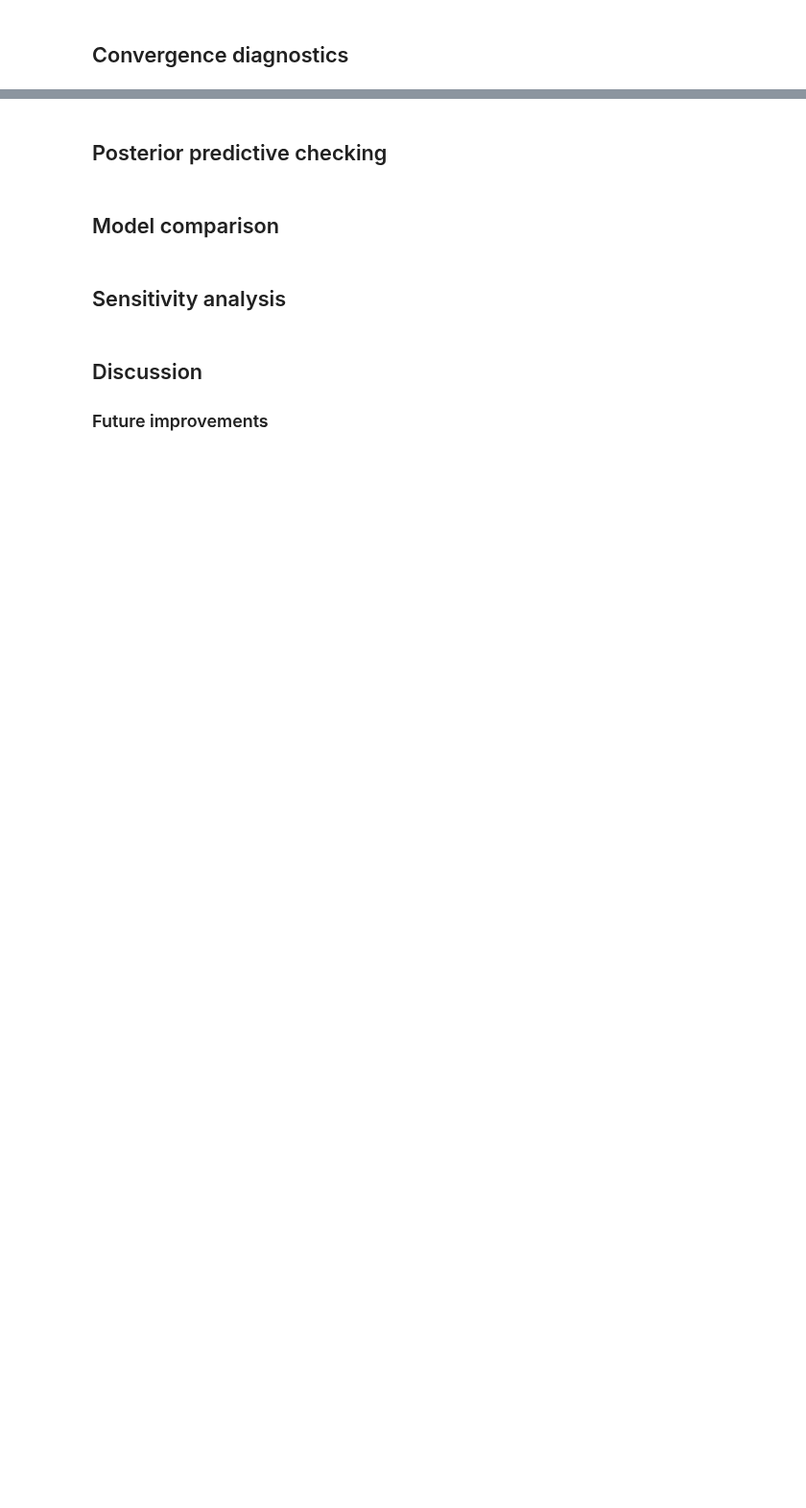
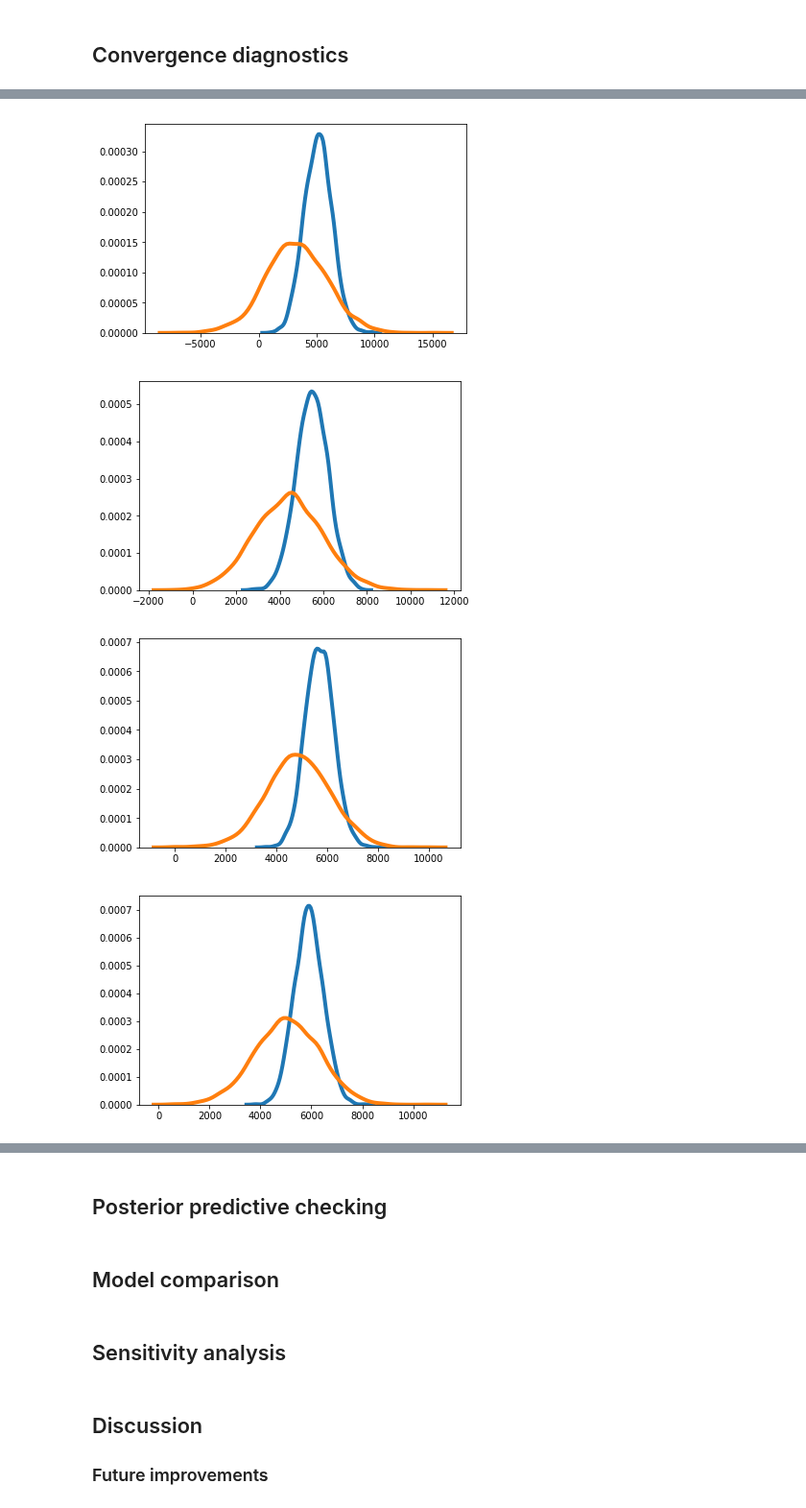
Before and after one commit to Lensku/BDA-Project-Otso-Lensku, a Jupyter notebook: Project.ipynb, the cells around one changed output, grey strips where cells are left out. Shown at 96% size. Cells and saved outputs as stored; diff of their text form; code cells hidden in the pictures; blank space fills up the shorter version.

```diff
--- a/Project.ipynb
+++ b/Project.ipynb
@@ -412,0 +410,16 @@ Pareto k diagnostic values:
+# %%
+for i in range(12):
+    sns.distplot(hierarchical_samples['ypred'][:,i], hist=False, kde=True,
+                 bins=int(180/5),
+                 hist_kws={'edgecolor':'black'},
+                 kde_kws={'linewidth': 4});
+    sns.distplot(separate_samples['ypred'][:,i], hist=False, kde=True,
+                 bins=int(180/5),
+                 hist_kws={'edgecolor':'black'},
+                 kde_kws={'linewidth': 4});
+    plt.show()
+# %% [output]
+[figure, added]
+[figure, added]
+[figure, added]
+[figure, added]
```
Also changed, not shown: parts of 14 cells of this notebook.
